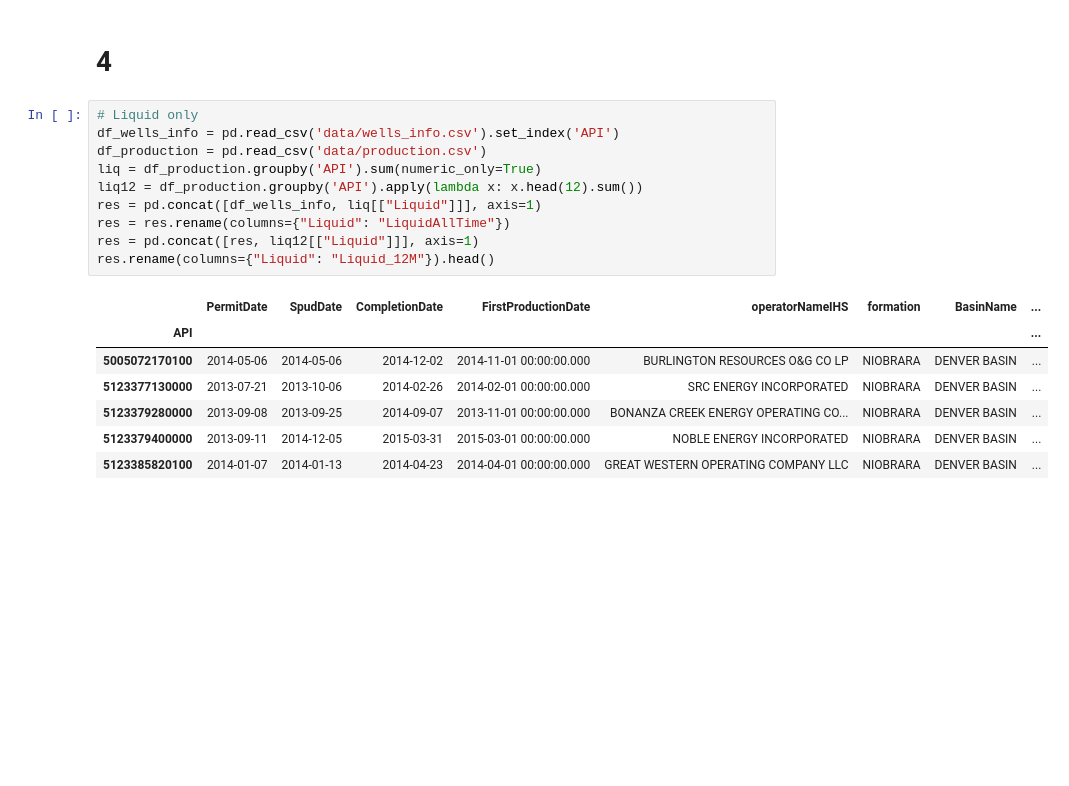
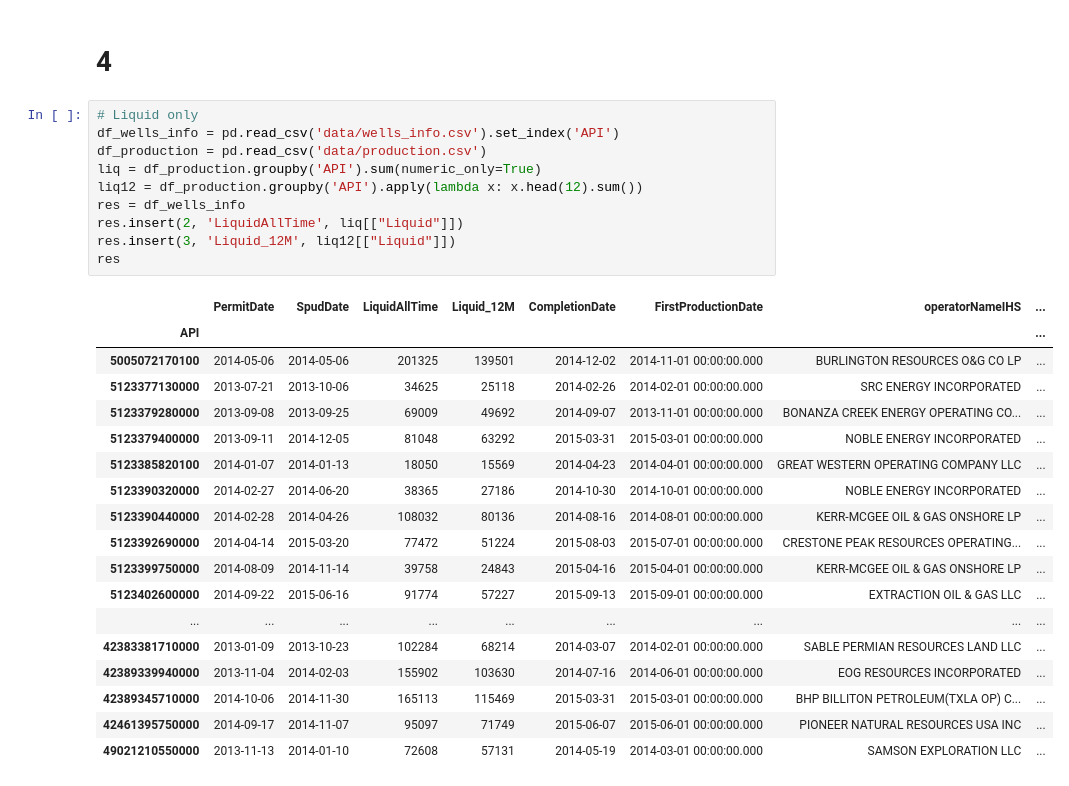
Before and after one commit to Grenka054/dPAK, a Jupyter notebook: 5/fifth.ipynb, the cells around one changed output. Cells and saved outputs as stored; diff of their text form; blank space fills up the shorter version.

Commit message:
rename -> insert

```diff
--- a/5/fifth.ipynb
+++ b/5/fifth.ipynb
@@ -69,18 +69,29 @@ print(df.select_dtypes(object))
 # %%
 # Liquid only
 df_wells_info = pd.read_csv('data/wells_info.csv').set_index('API')
 df_production = pd.read_csv('data/production.csv')
 liq = df_production.groupby('API').sum(numeric_only=True)
 liq12 = df_production.groupby('API').apply(lambda x: x.head(12).sum())
-res = pd.concat([df_wells_info, liq[["Liquid"]]], axis=1)
-res = res.rename(columns={"Liquid": "LiquidAllTime"})
-res = pd.concat([res, liq12[["Liquid"]]], axis=1)
-res.rename(columns={"Liquid": "Liquid_12M"}).head()
+res = df_wells_info
+res.insert(2, 'LiquidAllTime', liq[["Liquid"]])
+res.insert(3, 'Liquid_12M', liq12[["Liquid"]])
+res
 # %% [output]
-|  | PermitDate | SpudDate | CompletionDate | FirstProductionDate | operatorNameIHS | formation | BasinName | ... |
+|  | PermitDate | SpudDate | LiquidAllTime | Liquid_12M | CompletionDate | FirstProductionDate | operatorNameIHS | ... |
 | API |  |  |  |  |  |  |  | ... |
-| 5005072170100 | 2014-05-06 | 2014-05-06 | 2014-12-02 | 2014-11-01 00:00:00.000 | BURLINGTON RESOURCES O&G CO LP | NIOBRARA | DENVER BASIN | ... |
-| 5123377130000 | 2013-07-21 | 2013-10-06 | 2014-02-26 | 2014-02-01 00:00:00.000 | SRC ENERGY INCORPORATED | NIOBRARA | DENVER BASIN | ... |
-| 5123379280000 | 2013-09-08 | 2013-09-25 | 2014-09-07 | 2013-11-01 00:00:00.000 | BONANZA CREEK ENERGY OPERATING CO... | NIOBRARA | DENVER BASIN | ... |
-| 5123379400000 | 2013-09-11 | 2014-12-05 | 2015-03-31 | 2015-03-01 00:00:00.000 | NOBLE ENERGY INCORPORATED | NIOBRARA | DENVER BASIN | ... |
-| 5123385820100 | 2014-01-07 | 2014-01-13 | 2014-04-23 | 2014-04-01 00:00:00.000 | GREAT WESTERN OPERATING COMPANY LLC | NIOBRARA | DENVER BASIN | ... |
+| 5005072170100 | 2014-05-06 | 2014-05-06 | 201325 | 139501 | 2014-12-02 | 2014-11-01 00:00:00.000 | BURLINGTON RESOURCES O&G CO LP | ... |
+| 5123377130000 | 2013-07-21 | 2013-10-06 | 34625 | 25118 | 2014-02-26 | 2014-02-01 00:00:00.000 | SRC ENERGY INCORPORATED | ... |
+| 5123379280000 | 2013-09-08 | 2013-09-25 | 69009 | 49692 | 2014-09-07 | 2013-11-01 00:00:00.000 | BONANZA CREEK ENERGY OPERATING CO... | ... |
+| 5123379400000 | 2013-09-11 | 2014-12-05 | 81048 | 63292 | 2015-03-31 | 2015-03-01 00:00:00.000 | NOBLE ENERGY INCORPORATED | ... |
+| 5123385820100 | 2014-01-07 | 2014-01-13 | 18050 | 15569 | 2014-04-23 | 2014-04-01 00:00:00.000 | GREAT WESTERN OPERATING COMPANY LLC | ... |
+| 5123390320000 | 2014-02-27 | 2014-06-20 | 38365 | 27186 | 2014-10-30 | 2014-10-01 00:00:00.000 | NOBLE ENERGY INCORPORATED | ... |
+| 5123390440000 | 2014-02-28 | 2014-04-26 | 108032 | 80136 | 2014-08-16 | 2014-08-01 00:00:00.000 | KERR-MCGEE OIL & GAS ONSHORE LP | ... |
+| 5123392690000 | 2014-04-14 | 2015-03-20 | 77472 | 51224 | 2015-08-03 | 2015-07-01 00:00:00.000 | CRESTONE PEAK RESOURCES OPERATING... | ... |
+| 5123399750000 | 2014-08-09 | 2014-11-14 | 39758 | 24843 | 2015-04-16 | 2015-04-01 00:00:00.000 | KERR-MCGEE OIL & GAS ONSHORE LP | ... |
+| 5123402600000 | 2014-09-22 | 2015-06-16 | 91774 | 57227 | 2015-09-13 | 2015-09-01 00:00:00.000 | EXTRACTION OIL & GAS LLC | ... |
+| ... | ... | ... | ... | ... | ... | ... | ... | ... |
+| 42383381710000 | 2013-01-09 | 2013-10-23 | 102284 | 68214 | 2014-03-07 | 2014-02-01 00:00:00.000 | SABLE PERMIAN RESOURCES LAND LLC | ... |
+| 42389339940000 | 2013-11-04 | 2014-02-03 | 155902 | 103630 | 2014-07-16 | 2014-06-01 00:00:00.000 | EOG RESOURCES INCORPORATED | ... |
+| 42389345710000 | 2014-10-06 | 2014-11-30 | 165113 | 115469 | 2015-03-31 | 2015-03-01 00:00:00.000 | BHP BILLITON PETROLEUM(TXLA OP) C... | ... |
+| 42461395750000 | 2014-09-17 | 2014-11-07 | 95097 | 71749 | 2015-06-07 | 2015-06-01 00:00:00.000 | PIONEER NATURAL RESOURCES USA INC | ... |
+| 49021210550000 | 2013-11-13 | 2014-01-10 | 72608 | 57131 | 2014-05-19 | 2014-03-01 00:00:00.000 | SAMSON EXPLORATION LLC | ... |
```
